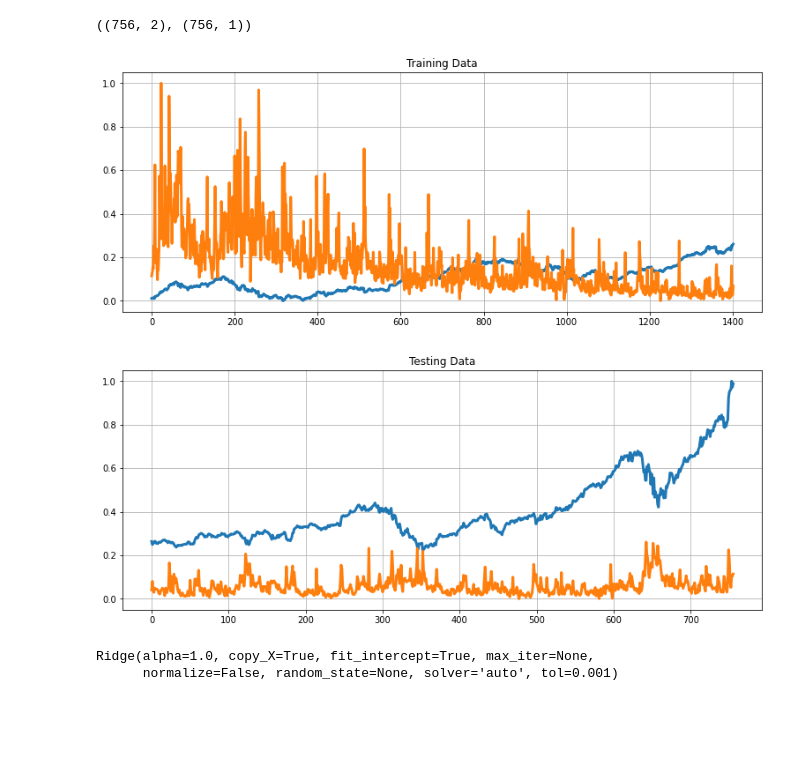
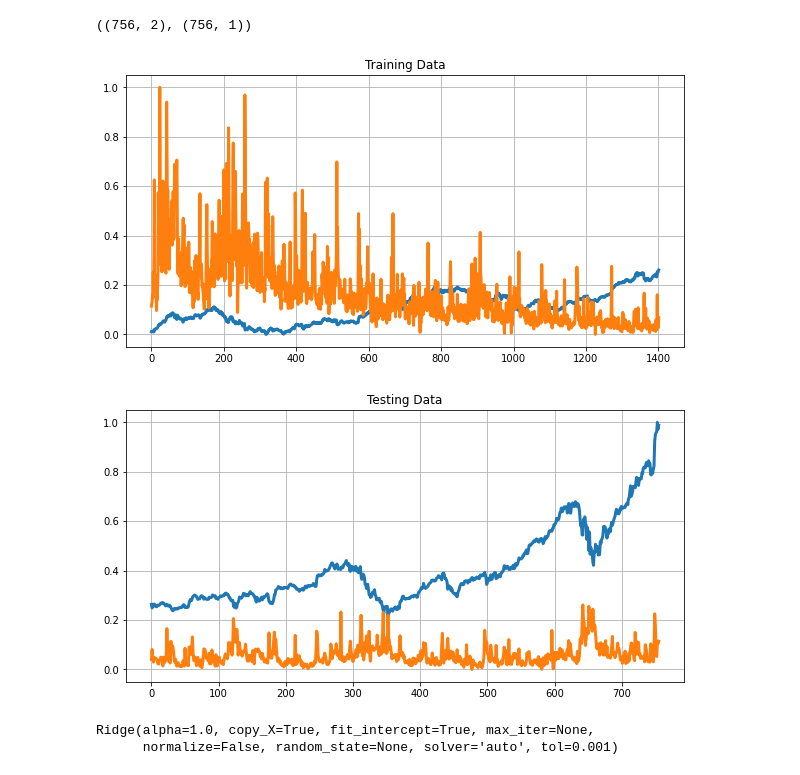
Before and after one commit to xanasa14/Finances, a Jupyter notebook: StocksPrediciton.ipynb, the cells around one changed output. Drawn from its saved outputs; the diff is of its cells as text; code cells hidden in the pictures; blank space fills up the shorter version.

```diff
--- a/StocksPrediciton.ipynb
+++ b/StocksPrediciton.ipynb
@@ -257,18 +265,19 @@ X_test.shape, y_test.shape
 # %% [output]
 ((756, 2), (756, 1))
 # %%
+
 # Define a data plotting function
+
 def show_plot(data, title):
-  plt.figure(figsize = (13, 5))
+  plt.figure(figsize = (10, 5))
   plt.plot(data, linewidth = 3)
   plt.title(title)
   plt.grid()
-
 show_plot(X_train, 'Training Data')
 show_plot(X_test, 'Testing Data')
 # %% [output]
-[figure, old version]
+[figure, new version]
-[figure, old version]
+[figure, new version]
 # %%
 #Ridge Linear model
 from sklearn.linear_model import Ridge
```
Also changed, not shown: parts of 5 cells of this notebook.
